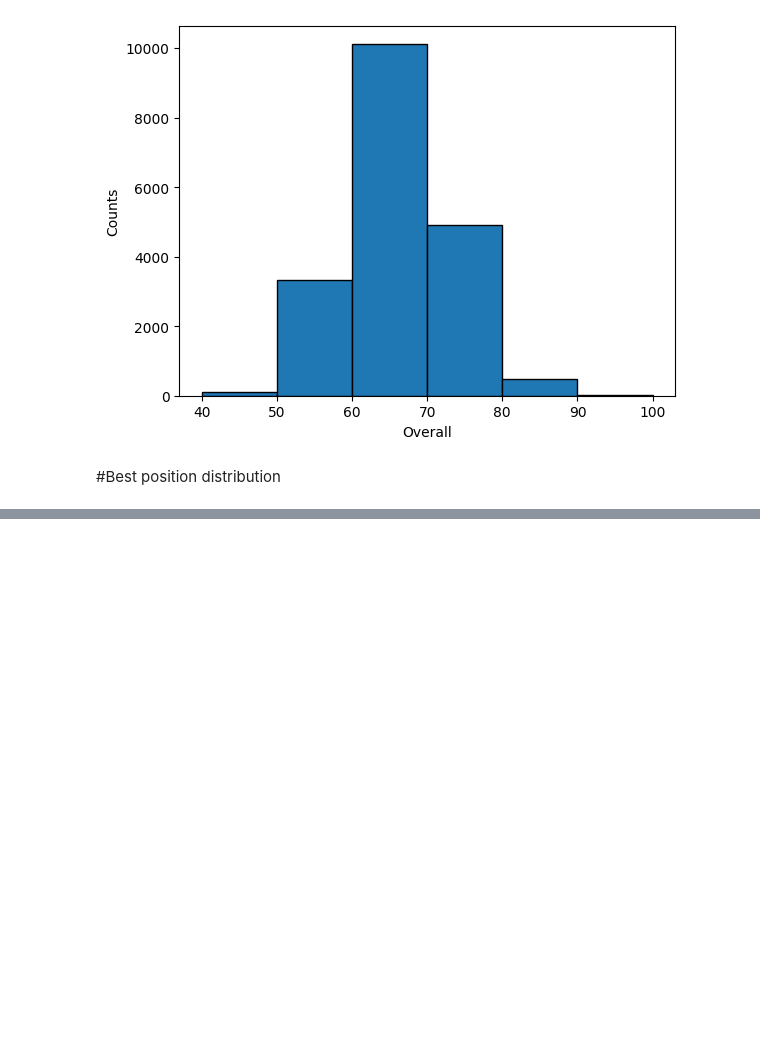
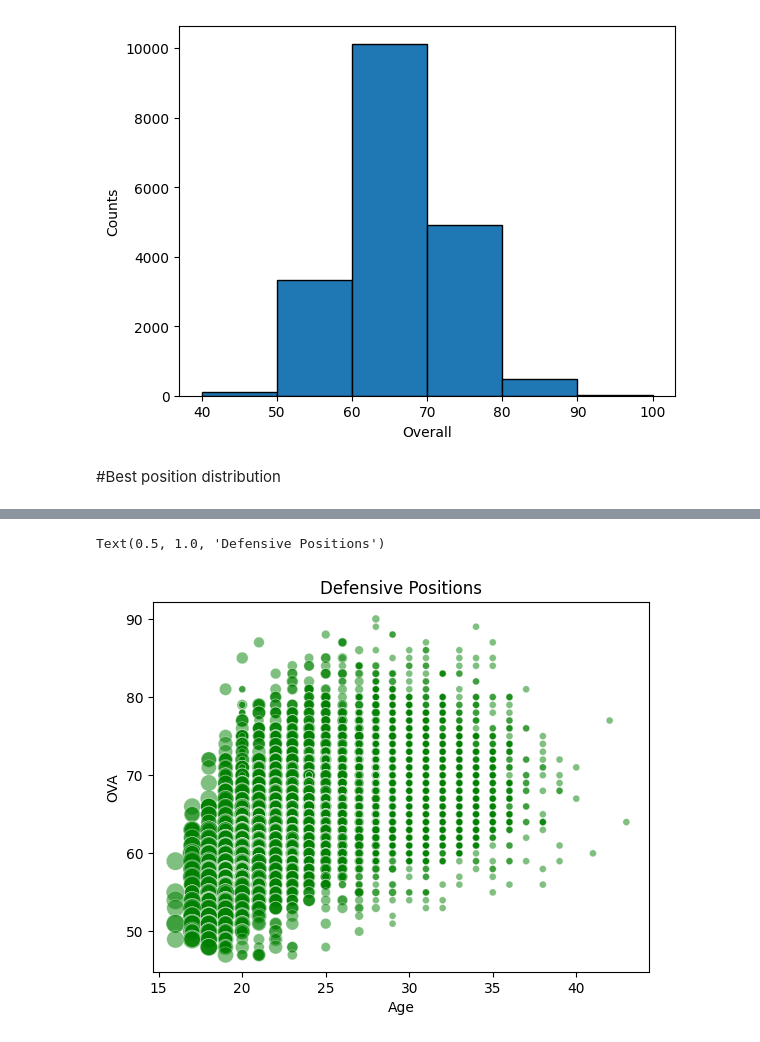
Before and after one commit to Suesue098/Basic, a Jupyter notebook: FIFA_21.ipynb, the cells around one changed output, grey strips where cells are left out. Drawn from its saved outputs; the diff is of its cells as text; code cells hidden in the pictures; blank space fills up the shorter version.

```diff
--- a/FIFA_21.ipynb
+++ b/FIFA_21.ipynb
@@ -337,0 +368,5 @@ plt.show()
+# %%
+df_gk = df[df['Best Position'] == 'GK']
+df_def = df[df['Best Position']. isin(deffensive)]
+df_mid = df[df["Best Position"].isin(midfield)]
+df_off = df[df["Best Position"].isin(offensive)]
@@ -337,0 +383,8 @@ plt.show()
+# %%
+sns.scatterplot(data=df_def, x="Age", y="OVA", hue="Best Position", palette=position_colors, size="Growth", sizes=(25, 200), alpha=0.5,legend=False)
+plt.xlabel("Age")
+plt.ylabel("OVA")
+plt.title("Defensive Positions")
+# %% [output]
+Text(0.5, 1.0, 'Defensive Positions')
+[figure, added]
```
Also changed, not shown: parts of 16 cells of this notebook.
